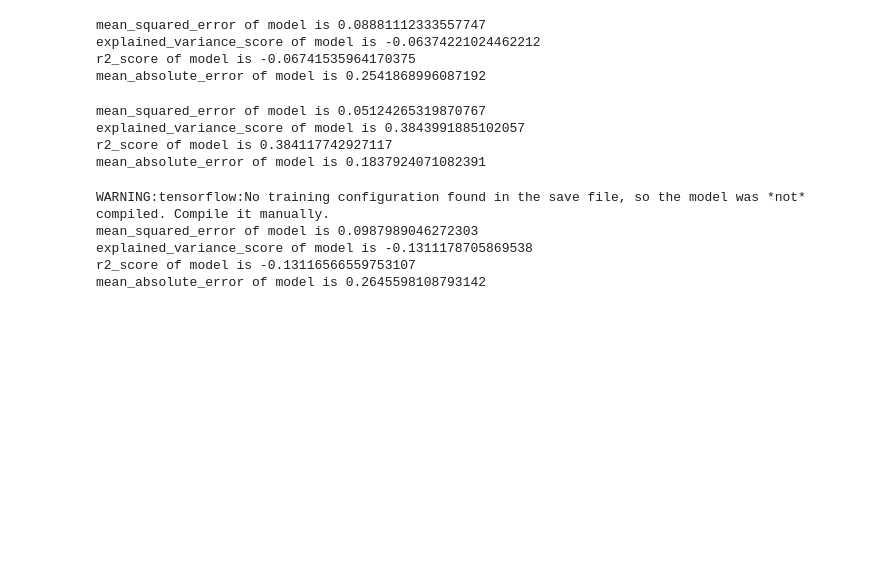
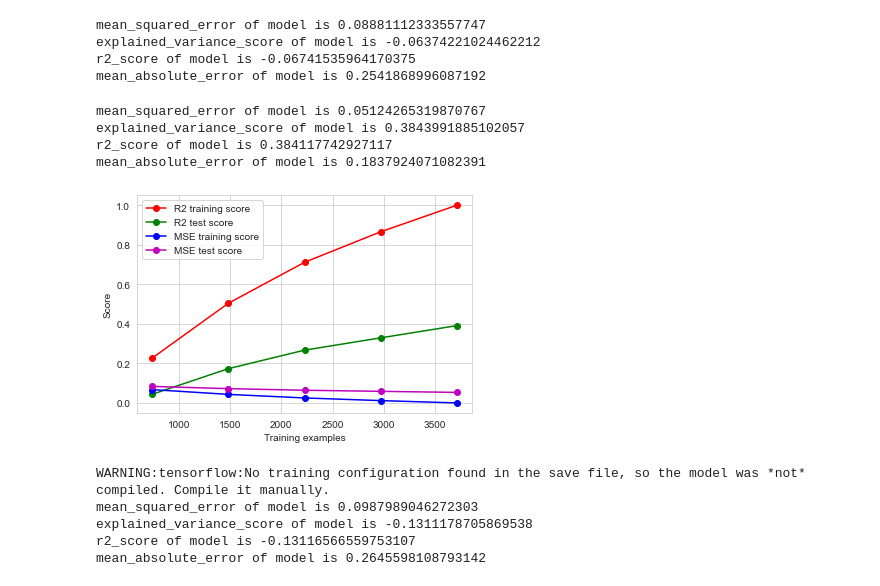
Before and after one commit to crispianm/SpotifySmartSort, a Jupyter notebook: regression/regression.ipynb, the cells around one changed output. Saved outputs shown, nothing was run; the diff lists cells and outputs as text; code cells hidden in the pictures; blank space fills up the shorter version.

Commit message:
Training graphs

```diff
--- a/regression/regression.ipynb
+++ b/regression/regression.ipynb
@@ -196,3 +187,30 @@ plt.show()
+# %%
+MSEs_Test = []
+MSEs_Train = []
+R2s_Test = []
+R2s_Train = []
+train_sizes = [round(len(X_train)*0.2), round(len(X_train)*0.4), round(len(X_train)*0.6), round(len(X_train)*0.8), round(len(X_train)*1)]
+
+for i in range(5):
+    random_forest = ExtraTreesRegressor(n_estimators=1000).fit(X_train[:train_sizes[i]], y_train[:train_sizes[i]])
+    yhat = random_forest.predict(X_test)
+    y_train_hat = random_forest.predict(X_train)
+    MSEs_Test.append(mean_squared_error(y_test, yhat))
+    MSEs_Train.append(mean_squared_error(y_train, y_train_hat))
+    R2s_Test.append(r2(y_test, yhat))
+    R2s_Train.append(r2(y_train, y_train_hat))
+
+_, axes = plt.subplots(figsize=[6,4])
+axes.plot(train_sizes, R2s_Train, "o-", color="r", label="R2 training score")
+axes.plot(train_sizes, R2s_Test, "o-", color="g", label="R2 test score")
+axes.plot(train_sizes, MSEs_Train, "o-", color="b", label="MSE training score")
+axes.plot(train_sizes, MSEs_Test, "o-", color="m", label="MSE test score")
+axes.legend(loc='best')
+axes.set_xlabel("Training examples")
+axes.set_ylabel("Score")
+plt.show()
+# %% [output]
+[figure, added]
 # %%
 # Autoencoder
 
```
Also changed, not shown: parts of 3 cells of this notebook, 1 other file.
